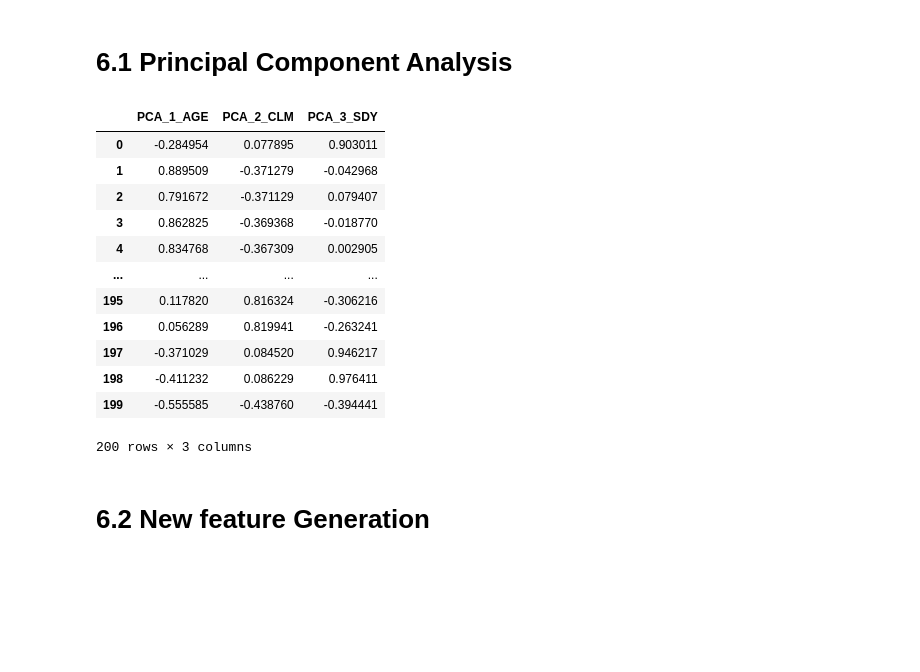
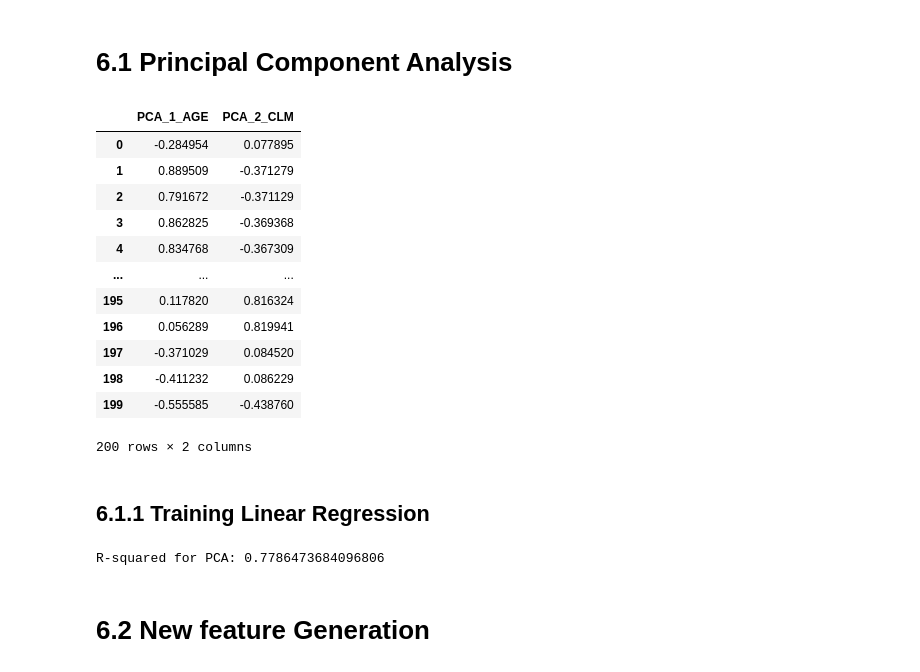
Before and after one commit to SirThaps/DAE_project, a Jupyter notebook: DAE_Assignment_ALL Q.ipynb, the cells around one changed output. Cells and saved outputs as stored; diff of their text form; code cells hidden in the pictures; blank space fills up the shorter version.

Commit message:
trained Linear Regression

```diff
--- a/DAE_Assignment_ALL Q.ipynb
+++ b/DAE_Assignment_ALL Q.ipynb
@@ -637,37 +639,46 @@ memory usage: 12.6 KB
 # %% [markdown]
 # 6.1 __Principal Component Analysis__
 # %%
-import pandas as pd
-from sklearn.decomposition import PCA
-
-
-pca = PCA(n_components=3)  # Specify the number of components you want
+pca = PCA(n_components=2)
 pca_result = pca.fit_transform(X)
 
-# Create a DataFrame from PCA result
-pca_df = pd.DataFrame(data=pca_result, columns=['PC1', 'PC2', 'PC3'])
+pca_df = pd.DataFrame(data=pca_result, columns=['PC1', 'PC2'])
 
-# Get the names of the original features
 original_feature_names = X.columns
 
-# Rename columns of PCA DataFrame with original feature names
 pca_df.columns = [f'PCA_{i+1}_{original_feature_names[i]}' for i in range(pca_df.shape[1])]
 
 pca_df
 # %% [output]
-|  | PCA_1_AGE | PCA_2_CLM | PCA_3_SDY |
-| 0 | -0.284954 | 0.077895 | 0.903011 |
-| 1 | 0.889509 | -0.371279 | -0.042968 |
-| 2 | 0.791672 | -0.371129 | 0.079407 |
-| 3 | 0.862825 | -0.369368 | -0.018770 |
-| 4 | 0.834768 | -0.367309 | 0.002905 |
-| ... | ... | ... | ... |
-| 195 | 0.117820 | 0.816324 | -0.306216 |
-| 196 | 0.056289 | 0.819941 | -0.263241 |
-| 197 | -0.371029 | 0.084520 | 0.946217 |
-| 198 | -0.411232 | 0.086229 | 0.976411 |
-| 199 | -0.555585 | -0.438760 | -0.394441 |
+|  | PCA_1_AGE | PCA_2_CLM |
+| 0 | -0.284954 | 0.077895 |
+| 1 | 0.889509 | -0.371279 |
+| 2 | 0.791672 | -0.371129 |
+| 3 | 0.862825 | -0.369368 |
+| 4 | 0.834768 | -0.367309 |
+| ... | ... | ... |
+| 195 | 0.117820 | 0.816324 |
+| 196 | 0.056289 | 0.819941 |
+| 197 | -0.371029 | 0.084520 |
+| 198 | -0.411232 | 0.086229 |
+| 199 | -0.555585 | -0.438760 |
-200 rows × 3 columns
+200 rows × 2 columns
+# %% [markdown]
+## 6.1.1 __Training Linear Regression__
+# %%
+
+X_pca = pca_df[['PCA_1_AGE', 'PCA_2_CLM']]
+
+
+model = LinearRegression()
+model.fit(X_pca, y)
+
+y_pred_pca = model.predict(X_pca)
+
+r_squared_pca = r2_score(y, y_pred_pca)
+print("R-squared for PCA:", r_squared)
+# %% [output]
+R-squared for PCA: 0.7786473684096806
 # %% [markdown]
 # 6.2 __New feature Generation__
 # %% [markdown]
```
Also changed, not shown: parts of 2 cells of this notebook.
